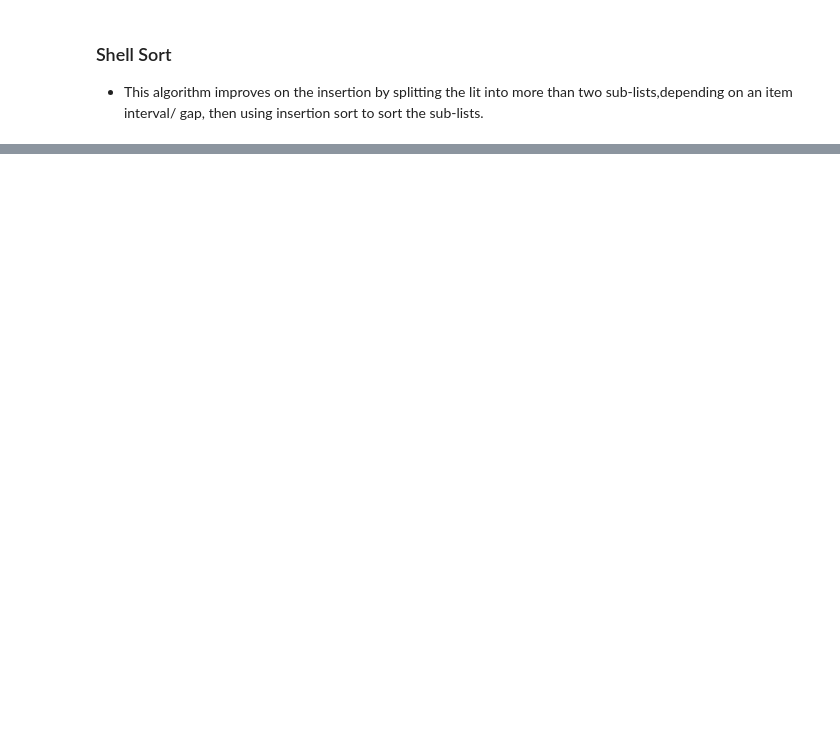
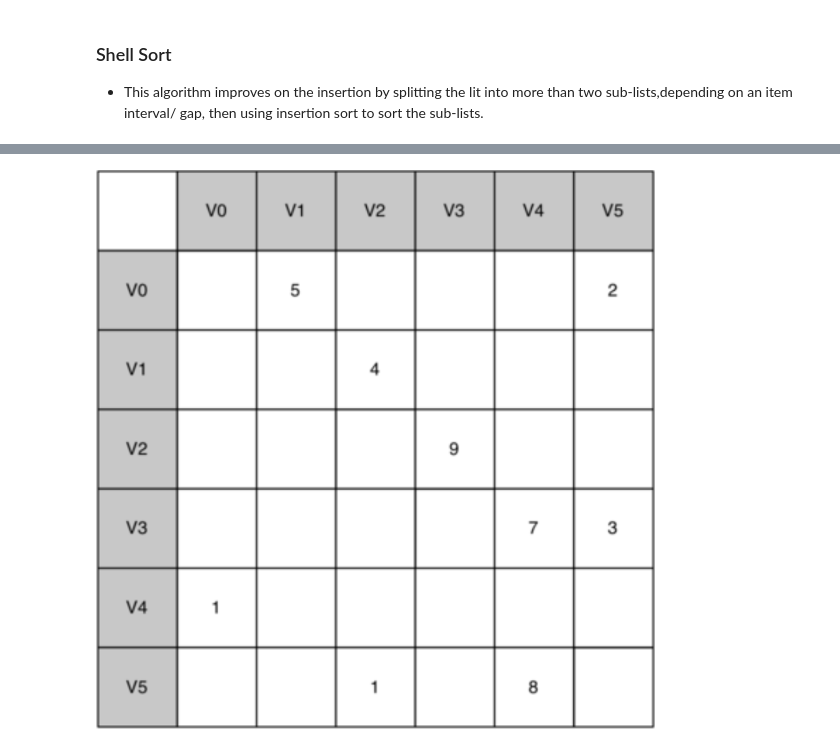
Before and after one commit to Kenneth-Macharia/Learning, a Jupyter notebook: Python_data_structures_and_algorithms/Notes_and_Code_Demos.ipynb, the cells around one changed output, grey strips where cells are left out. Saved outputs shown, nothing was run; the diff lists cells and outputs as text; code cells hidden in the pictures; blank space fills up the shorter version.

```diff
--- a/Python_data_structures_and_algorithms/Notes_and_Code_Demos.ipynb
+++ b/Python_data_structures_and_algorithms/Notes_and_Code_Demos.ipynb
@@ -3554,0 +3643,5 @@ Past while
+# %%
+from IPython.display import Image
+Image("SparseAdjacencyMatrix.png")
+# %% [output]
+[figure, added]
```
Also changed, not shown: parts of 13 cells of this notebook, 6 other files.
